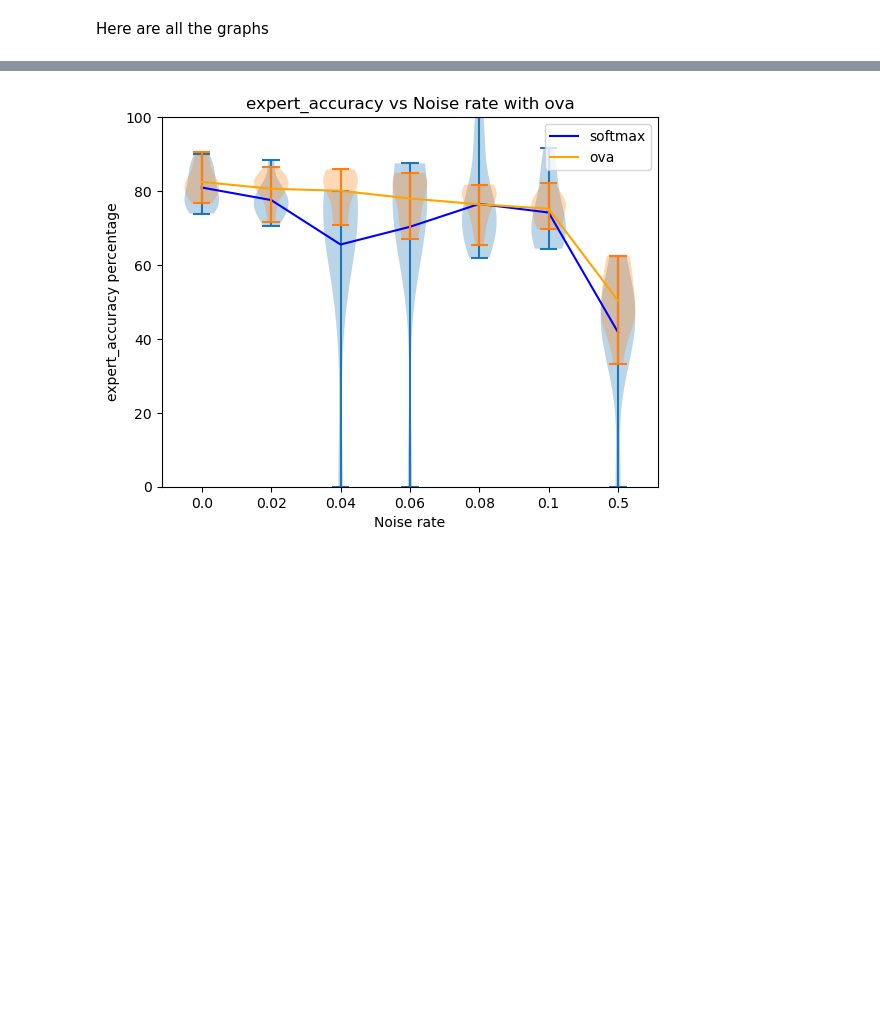
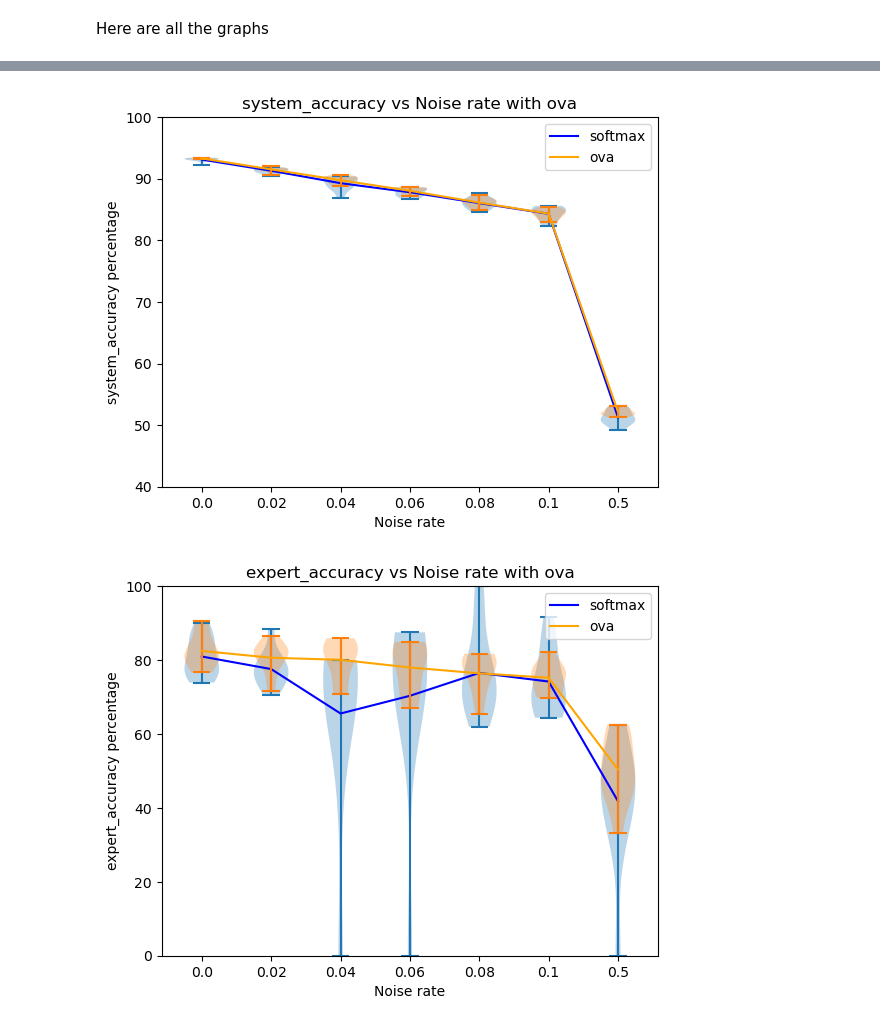
Before and after one commit to LeonPeric/Multi_L2D, a Jupyter notebook: Hatespeech/analysis.ipynb, the cells around one changed output, grey strips where cells are left out. Cells and saved outputs as stored; diff of their text form; code cells hidden in the pictures; blank space fills up the shorter version.

```diff
--- a/Hatespeech/analysis.ipynb
+++ b/Hatespeech/analysis.ipynb
@@ -76 +75,5 @@ plot_metrics("system_accuracy", [(80, 95), (80, 95)], avg_std_error_rates_list_e
+# %%
+plot_metrics("system_accuracy", (40, 100), avg_std_error_rates_list_expert5, "expert5")
+# %% [output]
+[figure, added]
 # %%
```
Also changed, not shown: parts of 11 cells of this notebook, 3 other files.
